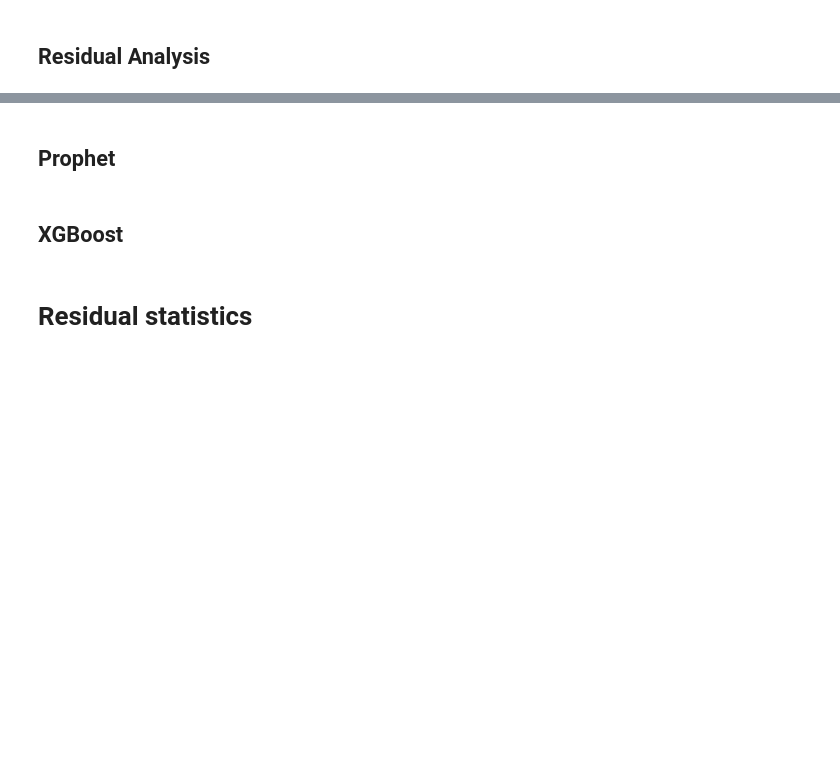
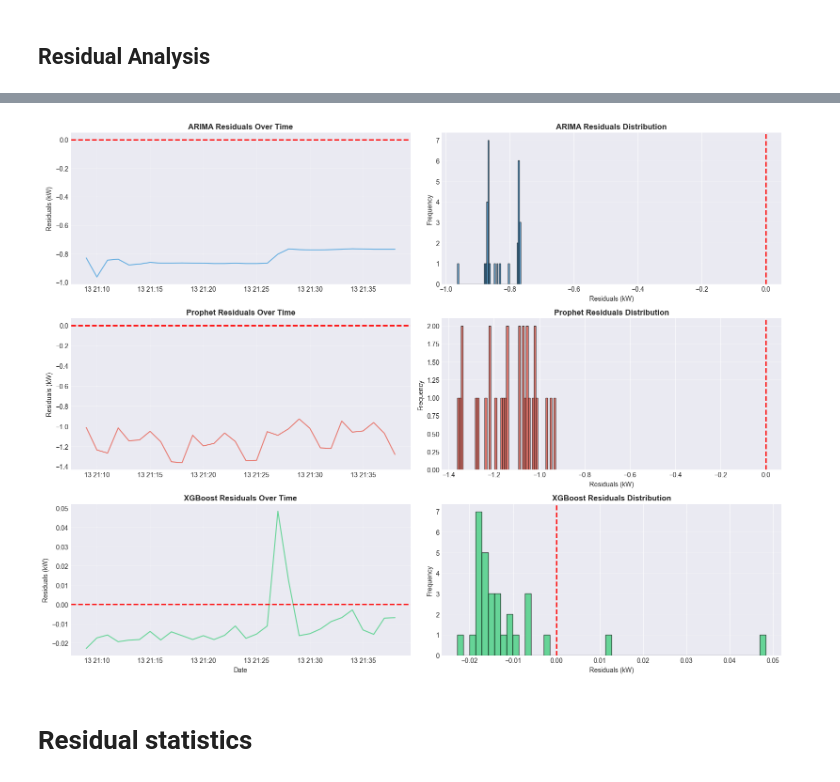
Before and after one commit to RajaRayyanAmeer/Data-Science-and-Analytics-Internship-Phase-2, a Jupyter notebook: Task3_HouseHold_Power_Consumption.ipynb, the cells around one changed output, grey strips where cells are left out. Drawn from its saved outputs; the diff is of its cells as text; code cells hidden in the pictures; blank space fills up the shorter version.

```diff
--- a/Task3_HouseHold_Power_Consumption.ipynb
+++ b/Task3_HouseHold_Power_Consumption.ipynb
@@ -698,15 +697,56 @@ fig, axes = plt.subplots(3, 2, figsize=(16, 12))
 # %%
+# Calculate residuals
+arima_residuals = actual_values - arima_pred
+prophet_residuals = actual_values - prophet_predictions['yhat'].values
+xgb_residuals = actual_values - xgb_pred
+
+# Plot residuals
+fig, axes = plt.subplots(3, 2, figsize=(16, 12))
+
+# ARIMA
 axes[0, 0].plot(test_dates, arima_residuals, color='#3498db', alpha=0.7)
 axes[0, 0].axhline(y=0, color='red', linestyle='--', linewidth=2)
 axes[0, 0].set_title('ARIMA Residuals Over Time', fontsize=12, fontweight='bold')
 axes[0, 0].set_ylabel('Residuals (kW)', fontsize=10)
 axes[0, 0].grid(True, alpha=0.3)
 
 axes[0, 1].hist(arima_residuals, bins=50, color='#3498db', alpha=0.7, edgecolor='black')
 axes[0, 1].axvline(x=0, color='red', linestyle='--', linewidth=2)
 axes[0, 1].set_title('ARIMA Residuals Distribution', fontsize=12, fontweight='bold')
 axes[0, 1].set_xlabel('Residuals (kW)', fontsize=10)
 axes[0, 1].set_ylabel('Frequency', fontsize=10)
 axes[0, 1].grid(True, alpha=0.3, axis='y')
+
+# Prophet
+axes[1, 0].plot(test_dates, prophet_residuals, color='#e74c3c', alpha=0.7)
+axes[1, 0].axhline(y=0, color='red', linestyle='--', linewidth=2)
+axes[1, 0].set_title('Prophet Residuals Over Time', fontsize=12, fontweight='bold')
+axes[1, 0].set_ylabel('Residuals (kW)', fontsize=10)
+axes[1, 0].grid(True, alpha=0.3)
+
+axes[1, 1].hist(prophet_residuals, bins=50, color='#e74c3c', alpha=0.7, edgecolor='black')
+axes[1, 1].axvline(x=0, color='red', linestyle='--', linewidth=2)
+axes[1, 1].set_title('Prophet Residuals Distribution', fontsize=12, fontweight='bold')
+axes[1, 1].set_xlabel('Residuals (kW)', fontsize=10)
+axes[1, 1].set_ylabel('Frequency', fontsize=10)
+axes[1, 1].grid(True, alpha=0.3, axis='y')
+
+# XGBoost
+axes[2, 0].plot(test_dates, xgb_residuals, color='#2ecc71', alpha=0.7)
+axes[2, 0].axhline(y=0, color='red', linestyle='--', linewidth=2)
+axes[2, 0].set_title('XGBoost Residuals Over Time', fontsize=12, fontweight='bold')
+axes[2, 0].set_xlabel('Date', fontsize=10)
+axes[2, 0].set_ylabel('Residuals (kW)', fontsize=10)
+axes[2, 0].grid(True, alpha=0.3)
+
+axes[2, 1].hist(xgb_residuals, bins=50, color='#2ecc71', alpha=0.7, edgecolor='black')
+axes[2, 1].axvline(x=0, color='red', linestyle='--', linewidth=2)
+axes[2, 1].set_title('XGBoost Residuals Distribution', fontsize=12, fontweight='bold')
+axes[2, 1].set_xlabel('Residuals (kW)', fontsize=10)
+axes[2, 1].set_ylabel('Frequency', fontsize=10)
+axes[2, 1].grid(True, alpha=0.3, axis='y')
+
+plt.tight_layout()
+plt.show()
+# %% [output]
+[figure, added]
-# %% [markdown]
-## Prophet
@@ -726,2 +752,0 @@ axes[1, 1].grid(True, alpha=0.3, axis='y')
-# %% [markdown]
-## XGBoost
```
Also changed, not shown: parts of 9 cells of this notebook.
